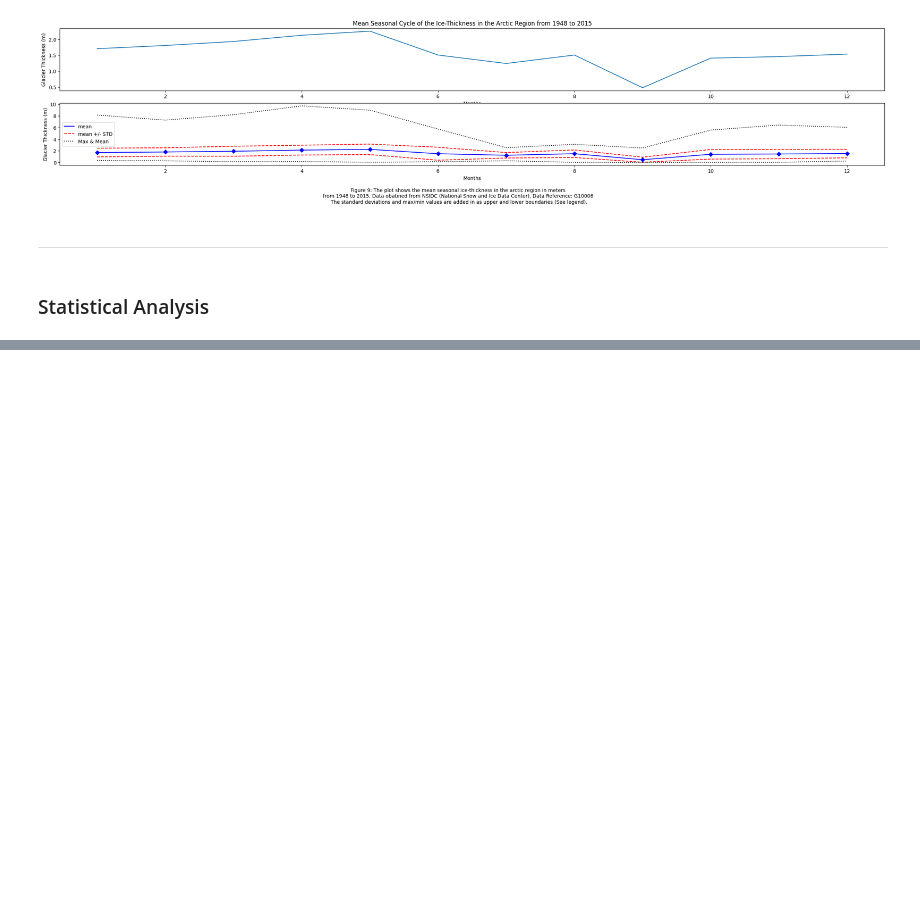
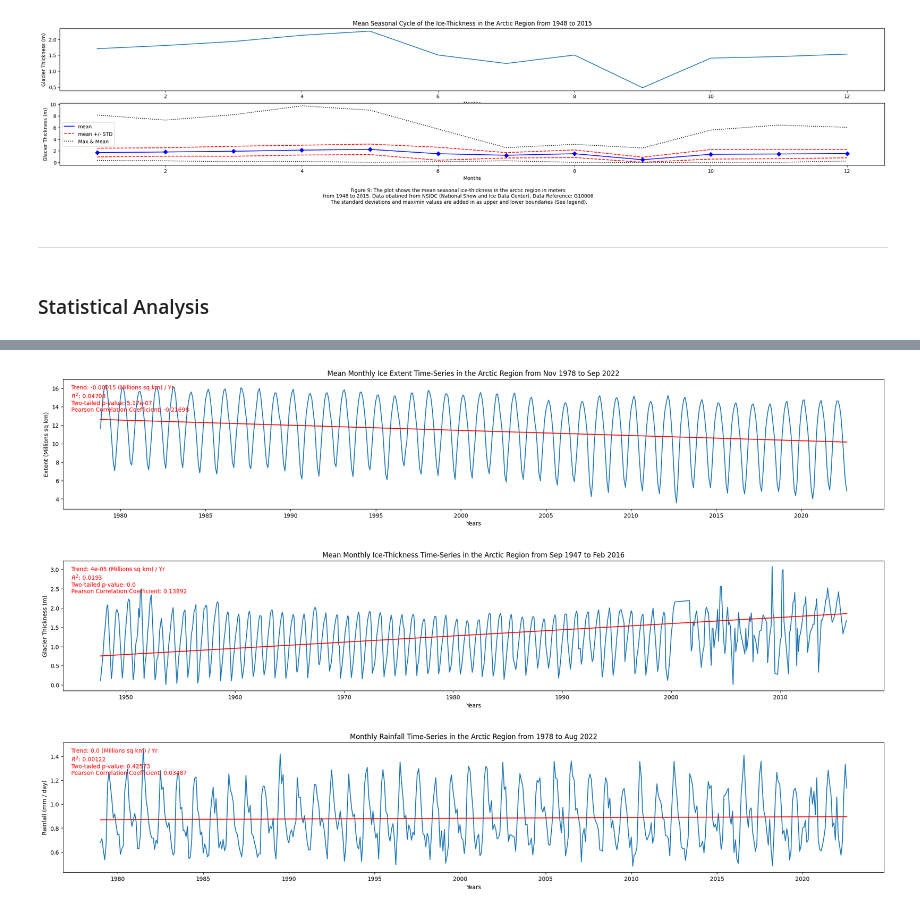
Before and after one commit to gardeneda/Arctic-Ice-vs-Precipitation, a Jupyter notebook: data_management.ipynb, the cells around one changed output, grey strips where cells are left out. Saved outputs shown, nothing was run; the diff lists cells and outputs as text; code cells hidden in the pictures; blank space fills up the shorter version.

Commit message:
Finished performing a linear regression test, attaining two-tailed p-values and the Pearson Correlation Coefficient for each individual data set.

```diff
--- a/data_management.ipynb
+++ b/data_management.ipynb
@@ -567,0 +569,15 @@ from sklearn.linear_model import LinearRegression
+# %%
+## Prepare all data for Package: Statsmodels.api
+# - Ice-Extent
+date_extent_regression = ice_extent[mask_extent].index.to_julian_date()
+date_extent = ice_extent[mask_extent].index.values
+extent = ice_extent[mask_extent]['extent'].values
+# - Ice-Thickness
+avg_thkns = ice_thickness['Avg_thkns'].values
+date_thkns_regression = ice_thickness.index.to_julian_date()
+date_thkns = ice_thickness.index.values
+
+# - Precipitation
+precip_data = precipitation_mean_monthly_raw['precip'].values
+date_precip_regression = precipitation_mean_monthly_raw.index.to_julian_date()
+date_precip = precipitation_mean_monthly_raw.index.values
@@ -567,0 +685,55 @@ from sklearn.linear_model import LinearRegression
+# %%
+## PLOTTING
+# Set up a subplot to hold three graphs in one.
+fig4, (ax7, ax8, ax9) = plt.subplots(3,1,figsize=[25,15])
+
+# Plotting the Ice-Extent Subplot
+ax7.plot(date_extent, extent)
+ax7.plot(date_extent, prediction_extent, color='r')
+ax7.set_xlabel("Years")
+ax7.set_ylabel("Extent (Millions sq km)")
+ax7.set_title("Mean Monthly Ice Extent Time-Series in the Arctic Region from Nov 1978 to Sep 2022")
+ax7.annotate(f"Trend: {round(trend_extent, 5)} (Millions sq km) / Yr \n" +
+             f"$R^2$: {round(rsquared_extent, 5)} \n" +
+             f"Two-tailed p-value: {round(two_pvalue_extent, 9)} \n" +
+             f"Pearson Correlation Coefficient: {round(pearson_coefficient_extent, 5)}"
+             , xy=(0.01, 0.75), xycoords='axes fraction', color='r')
+
+# Plotting the Ice-Thickness Subplot
+ax8.plot(avg_thkns_mean_monthly)
+ax8.plot(date_thkns, prediction_thkns, color='r')
+ax8.set_xlabel("Years")
+ax8.set_ylabel("Glacier Thickness (m)")
+ax8.set_title("Mean Monthly Ice-Thickness Time-Series in the Arctic Region from Sep 1947 to Feb 2016")
+ax8.annotate(f"Trend: {round(trend_thkns, 5)} (Millions sq km) / Yr \n" +
+             f"$R^2$: {round(rsquared_thkns, 5)} \n" +
+             f"Two-tailed p-value: {round(two_pvalue_thkns, 5)} \n" +
+             f"Pearson Correlation Coefficient: {round(pearson_coefficient_thkns, 5)}"
+             , xy=(0.01, 0.75), xycoords='axes fraction', color='r')
+
+# Plotting the Precipitation Subplot
+ax9.plot(date_precip, precip_data)
+ax9.plot(date_precip, prediction_precip, color='r')
+ax9.set_xlabel("Years")
+ax9.set_ylabel("Rainfall (mm / day)")
+ax9.set_title("Monthly Rainfall Time-Series in the Arctic Region from 1978 to Aug 2022")
+ax9.annotate(f"Trend: {round(trend_precip, 5)} (Millions sq km) / Yr \n" +
+             f"$R^2$: {round(rsquared_precip, 5)} \n" +
+             f"Two-tailed p-value: {round(two_pvalue_precip, 5)} \n" +
+             f"Pearson Correlation Coefficient: {round(pearson_coefficient_precip, 5)}"
+             , xy=(0.01, 0.75), xycoords='axes fraction', color='r')
+
+# Reference to: https://www.geeksforgeeks.org/how-to-set-the-spacing-between-subplots-in-matplotlib-in-python/
+# Adjusting the plots so the xlabel doesn't overlap with the titles
+plt.subplots_adjust(left=0.1,
+                bottom=0.1,
+                right=0.9,
+                top=0.9,
+                wspace=0.2,
+                hspace=0.4)
+
+# plt.figtext(0.5, -0.02, "Figure 10: The top most plot shows the ice extent in the arctic region in millions square kilometers \n"
+#                         + "from Nov 1978 to Sep 2022. "
+#             , wrap=True, horizontalalignment='center', fontsize=10)
+# %% [output]
+[figure, added]
```
Also changed, not shown: parts of 8 cells of this notebook, 1 other file.
